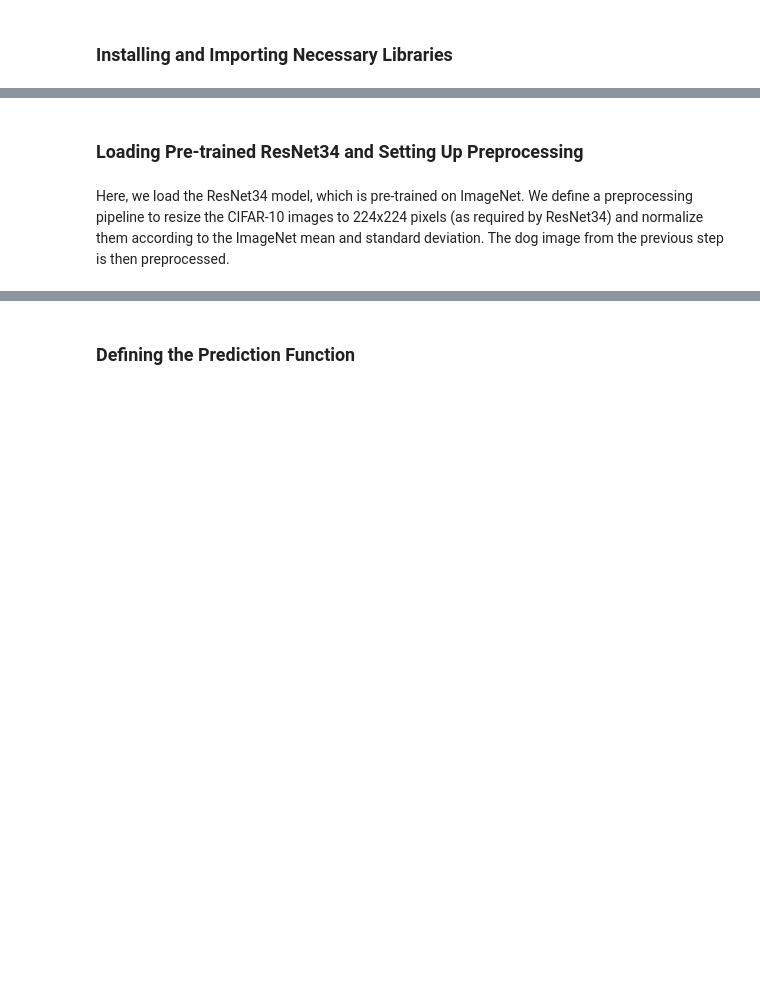
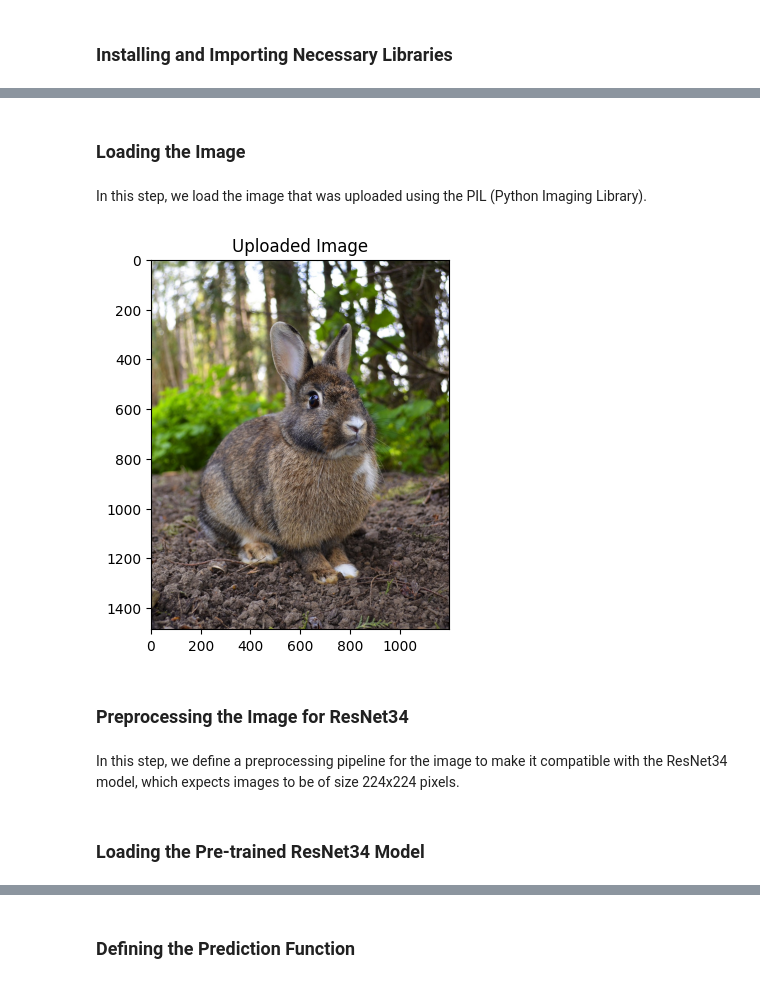
Before and after one commit to aghakishiyeva/Explainable-Techniques-II, a Jupyter notebook: AIPI590_Assignment_5.ipynb, the cells around one changed output, grey strips where cells are left out. Cells and saved outputs as stored; diff of their text form; code cells hidden in the pictures; blank space fills up the shorter version.

```diff
--- a/AIPI590_Assignment_5.ipynb
+++ b/AIPI590_Assignment_5.ipynb
@@ -60,0 +28,19 @@ Extracting ./data/cifar-10-python.tar.gz to ./data
+# %% [markdown]
+### Loading the Image
+# %% [markdown]
+In this step, we load the image that was uploaded using the PIL (Python Imaging Library).
+# %%
+# Load the uploaded image
+image_path = "/content/Rabbit.jpg"
+img = Image.open(image_path)
+
+# Display the image
+plt.imshow(img)
+plt.title("Uploaded Image")
+plt.show()
+# %% [output]
+[figure, added]
+# %% [markdown]
+### Preprocessing the Image for ResNet34
+# %% [markdown]
+ In this step, we define a preprocessing pipeline for the image to make it compatible with the ResNet34 model, which expects images to be of size 224x224 pixels.
@@ -61,4 +58,2 @@ Extracting ./data/cifar-10-python.tar.gz to ./data
 # %% [markdown]
-### Loading Pre-trained ResNet34 and Setting Up Preprocessing
+### Loading the Pre-trained ResNet34 Model
-# %% [markdown]
-Here, we load the ResNet34 model, which is pre-trained on ImageNet. We define a preprocessing pipeline to resize the CIFAR-10 images to 224x224 pixels (as required by ResNet34) and normalize them according to the ImageNet mean and standard deviation. The dog image from the previous step is then preprocessed.
```
Also changed, not shown: parts of 19 cells of this notebook.
